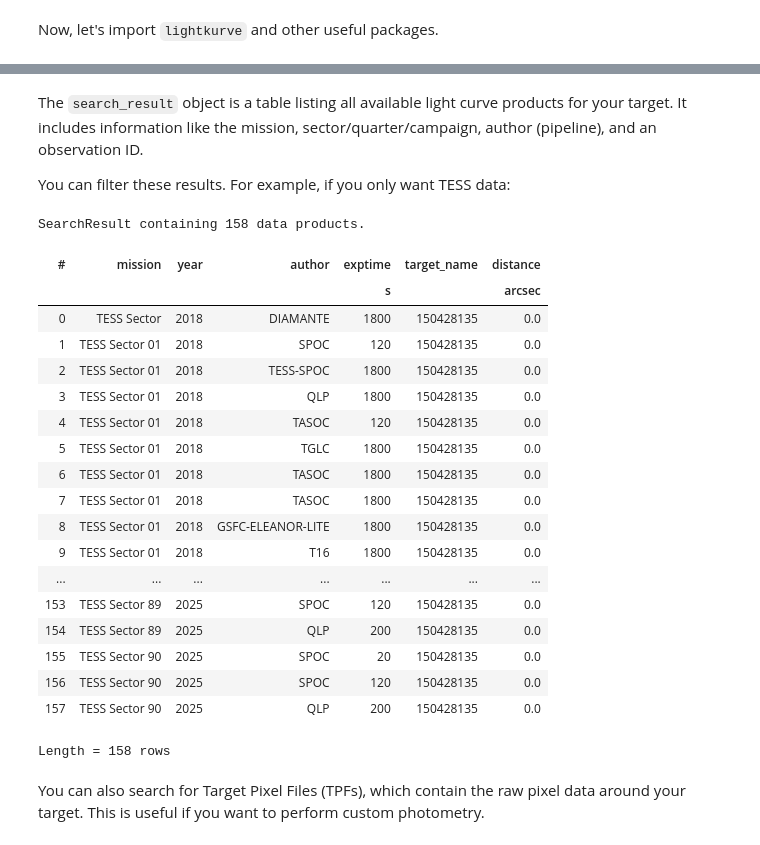
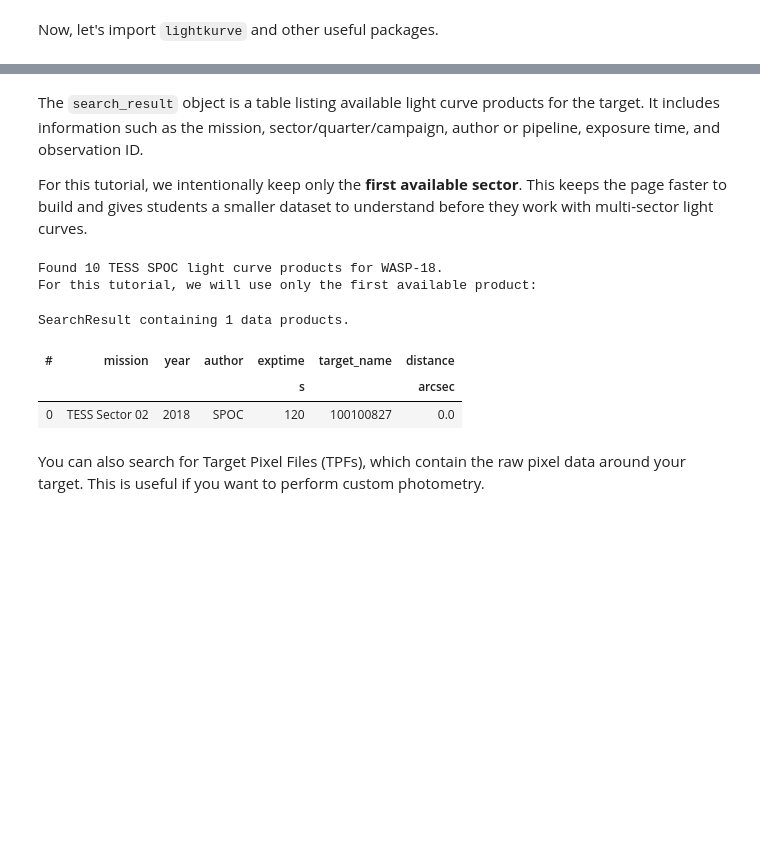
Before and after one commit to saturnaxis/exoplanet-binary, a Jupyter notebook: Tutorials/archival-data.ipynb, the cells around one changed output, grey strips where cells are left out. Cells and saved outputs as stored; diff of their text form; code cells hidden in the pictures; blank space fills up the shorter version.

```diff
--- a/Tutorials/archival-data.ipynb
+++ b/Tutorials/archival-data.ipynb
@@ -45,9 +76,13 @@ Let's search for data for the star **TOI 700**, a star known to host exoplanets,
 # %%
-target_star = "TOI 700"
-# You can also use target_star = "TIC 150428135"
-# Or for Kepler: target_star = "KIC 8462852" (Boyajian's Star)
-# Or for K2: target_star = "EPIC 201367065"
+target_star = "WASP-18"
+mission = "TESS"
+author = "SPOC"
 
-search_result = lk.search_lightcurve(target_star)
-search_result # Display the search results as a table
+# Other possible examples after you understand the workflow:
+# target_star = "TOI 700"       # longer-period multi-planet system; usually needs more sectors
+# target_star = "KIC 8462852"   # Kepler/Boyajian's Star example
+# target_star = "TIC 150428135" # TIC identifier for TOI 700
+
+search_result = lk.search_lightcurve(target_star, mission=mission, author=author)
+search_result
 # %% [output]
@@ -74,31 +102,23 @@ Length = 158 rows
 # %% [markdown]
-The `search_result` object is a table listing all available light curve products for your target. It includes information like the mission, sector/quarter/campaign, author (pipeline), and an observation ID.
+The `search_result` object is a table listing available light curve products for the target. It includes information such as the mission, sector/quarter/campaign, author or pipeline, exposure time, and observation ID.
 
-You can filter these results. For example, if you only want TESS data:
+For this tutorial, we intentionally keep only the **first available sector**. This keeps the page faster to build and gives students a smaller dataset to understand before they work with multi-sector light curves.
 # %%
-search_tess = lk.search_lightcurve(target_star, mission="TESS")
-search_tess
+search_tess = search_result
+
+if len(search_tess) == 0:
+    raise RuntimeError(f"No {mission} {author} light curves were found for {target_star}.")
+
+print(f"Found {len(search_tess)} {mission} {author} light curve products for {target_star}.")
+print("For this tutorial, we will use only the first available product:")
+search_tess[:1]
 # %% [output]
-SearchResult containing 158 data products.
+Found 10 TESS SPOC light curve products for WASP-18.
+For this tutorial, we will use only the first available product:
+SearchResult containing 1 data products.
 | # | mission | year | author | exptime | target_name | distance |
 |  |  |  |  | s |  | arcsec |
-| 0 | TESS Sector | 2018 | DIAMANTE | 1800 | 150428135 | 0.0 |
-| 1 | TESS Sector 01 | 2018 | SPOC | 120 | 150428135 | 0.0 |
-| 2 | TESS Sector 01 | 2018 | TESS-SPOC | 1800 | 150428135 | 0.0 |
-| 3 | TESS Sector 01 | 2018 | QLP | 1800 | 150428135 | 0.0 |
-| 4 | TESS Sector 01 | 2018 | TASOC | 120 | 150428135 | 0.0 |
-| 5 | TESS Sector 01 | 2018 | TGLC | 1800 | 150428135 | 0.0 |
-| 6 | TESS Sector 01 | 2018 | TASOC | 1800 | 150428135 | 0.0 |
-| 7 | TESS Sector 01 | 2018 | TASOC | 1800 | 150428135 | 0.0 |
-| 8 | TESS Sector 01 | 2018 | GSFC-ELEANOR-LITE | 1800 | 150428135 | 0.0 |
-| 9 | TESS Sector 01 | 2018 | T16 | 1800 | 150428135 | 0.0 |
-| ... | ... | ... | ... | ... | ... | ... |
-| 153 | TESS Sector 89 | 2025 | SPOC | 120 | 150428135 | 0.0 |
-| 154 | TESS Sector 89 | 2025 | QLP | 200 | 150428135 | 0.0 |
-| 155 | TESS Sector 90 | 2025 | SPOC | 20 | 150428135 | 0.0 |
-| 156 | TESS Sector 90 | 2025 | SPOC | 120 | 150428135 | 0.0 |
-| 157 | TESS Sector 90 | 2025 | QLP | 200 | 150428135 | 0.0 |
+| 0 | TESS Sector 02 | 2018 | SPOC | 120 | 100100827 | 0.0 |
-Length = 158 rows
 # %% [markdown]
 You can also search for Target Pixel Files (TPFs), which contain the raw pixel data around your target. This is useful if you want to perform custom photometry.
 # %%
```
Also changed, not shown: parts of 26 cells of this notebook, 38 other files.
